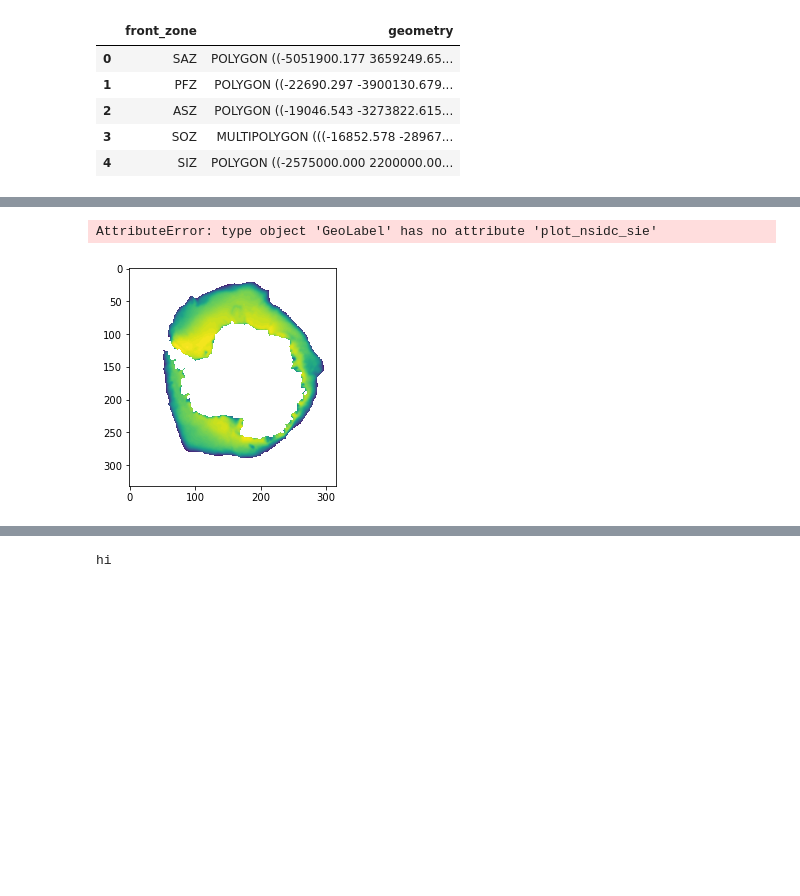
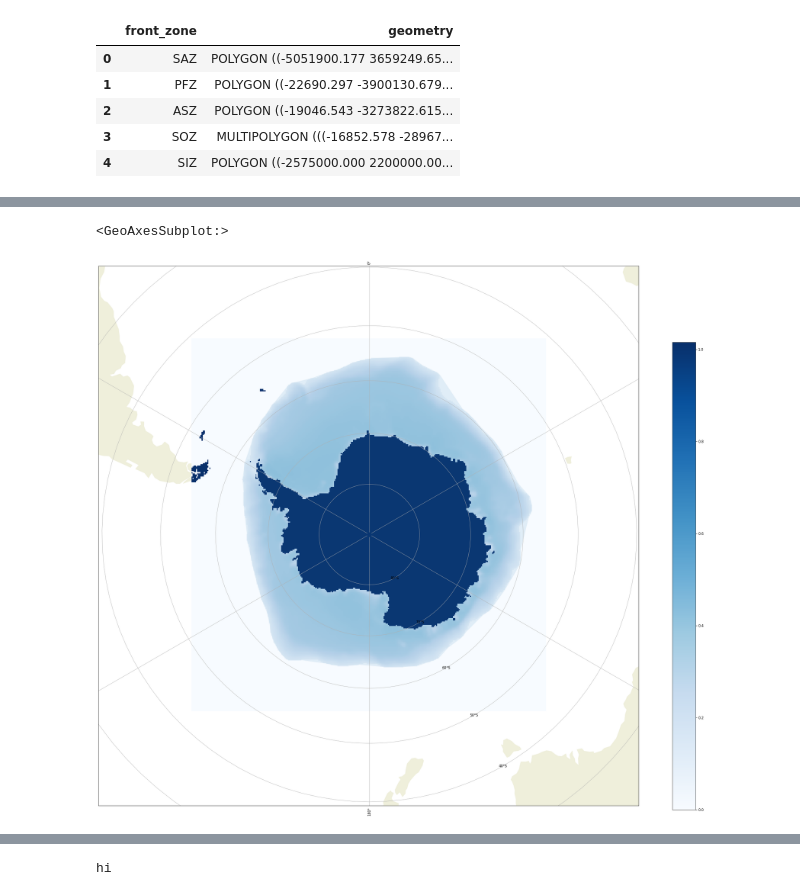
Before and after one commit to ayushnag/sophy, a Jupyter notebook: db/sophy_db.ipynb, the cells around one changed output, grey strips where cells are left out. Saved outputs shown, nothing was run; the diff lists cells and outputs as text; code cells hidden in the pictures; blank space fills up the shorter version.

```diff
--- a/db/sophy_db.ipynb
+++ b/db/sophy_db.ipynb
@@ -169,16 +190,36 @@ plt.show()
 # %%
 # Author: Filipe Fernandes
 f = open(r"../data/sea_ice/mean.sep.1979-2021.s", "r")
 ice = np.fromfile(f, dtype=np.uint8)
 ice=ice.reshape(332,316)
 #Convert to the fractional parameter range of 0.0 to 1.0
 ice = ice/250.
 #mask all land and missing values
-ice=np.ma.masked_greater(ice,1.0)
-ice=np.ma.masked_less(ice, 0.15)
+# ice=np.ma.masked_greater(ice,1.0)
+# ice=np.ma.masked_less(ice, 0.15)
 #Show ice concentration
-plt.imshow(ice)
-GeoLabel.plot_nsidc_sie()
+# plt.imshow(ice)
+# GeoLabel.plot_nsidc_sie()
+map_proj = ccrs.SouthPolarStereo()
+fig = plt.figure(figsize=[30, 30])  # inches
+ax = plt.subplot(projection=map_proj)
+ax.set_extent([-180, 180, -90, -39.4], ccrs.PlateCarree())
+fig.subplots_adjust(bottom=0.05, top=0.95, left=0.04, right=0.95, wspace=0.02)
+
+ax.add_feature(cartopy.feature.LAND)
+# ax.add_feature(cartopy.feature.COASTLINE)
+ax.gridlines(draw_labels=True)
+
+dx = dy = 25000
+
+x = np.arange(-3950000, +3950000, +dx)
+y = np.arange(+4350000, -3950000, -dy)
+points = np.dstack(np.meshgrid(x, y)).reshape(-1, 2).T
+cs = ax.pcolormesh(x, y, ice, cmap=plt.cm.Blues, transform=ccrs.SouthPolarStereo())
+fig.colorbar(cs, ax=ax, location='right', anchor=(0, 0.3), shrink=0.7)
+# pd.read_file(GeoLabel.zones_shapefile).drop([0, 1, 2, 3]).exterior.plot(ax=ax)
+# alph.plot(ax=ax, alpha=0.1)
+# GeoLabel.get_sie()
 # %% [output]
-AttributeError: type object 'GeoLabel' has no attribute 'plot_nsidc_sie'
+<GeoAxesSubplot:>
-[figure, old version]
+[figure, new version]
```
Also changed, not shown: parts of 11 cells of this notebook, 4 other files.
